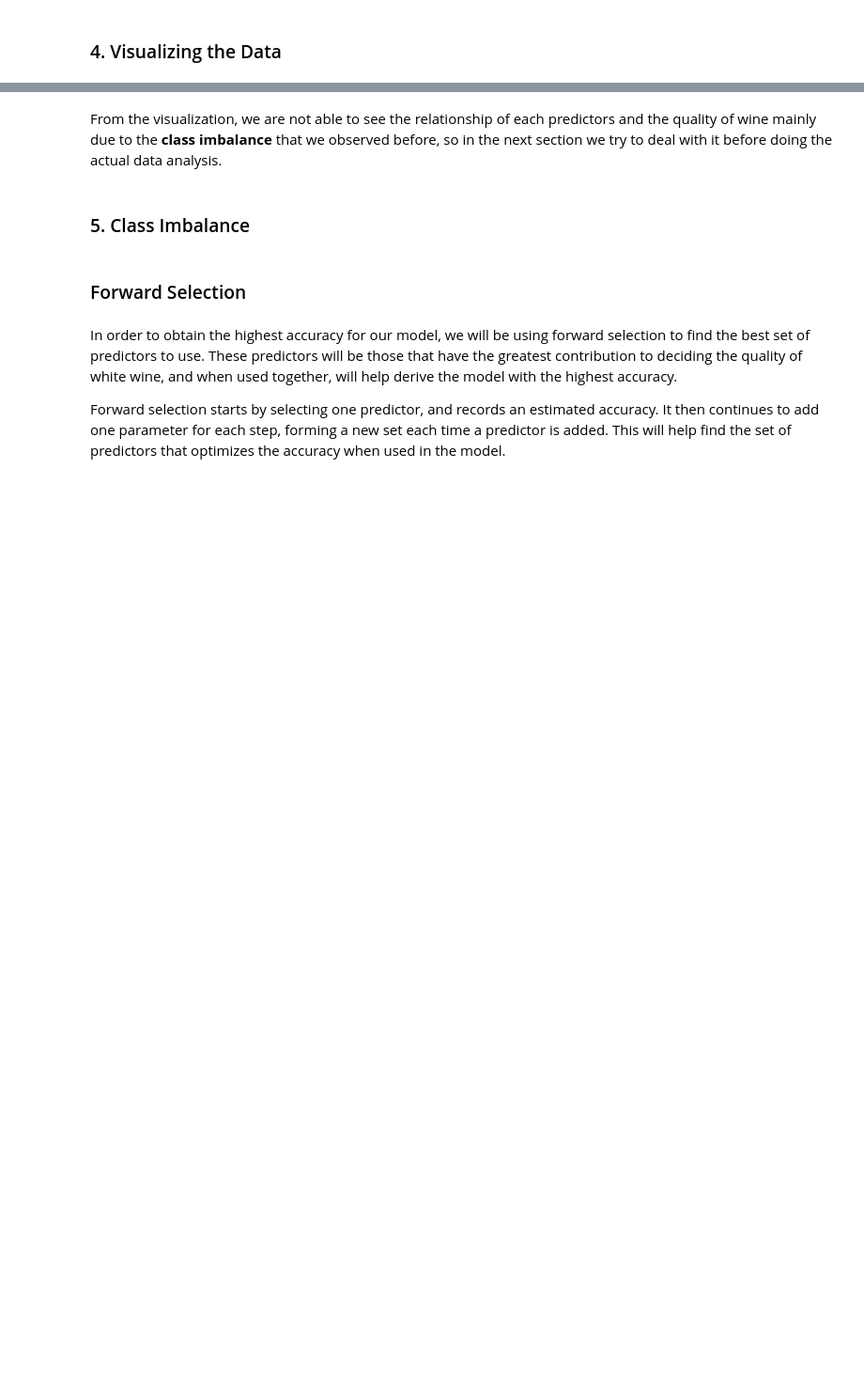
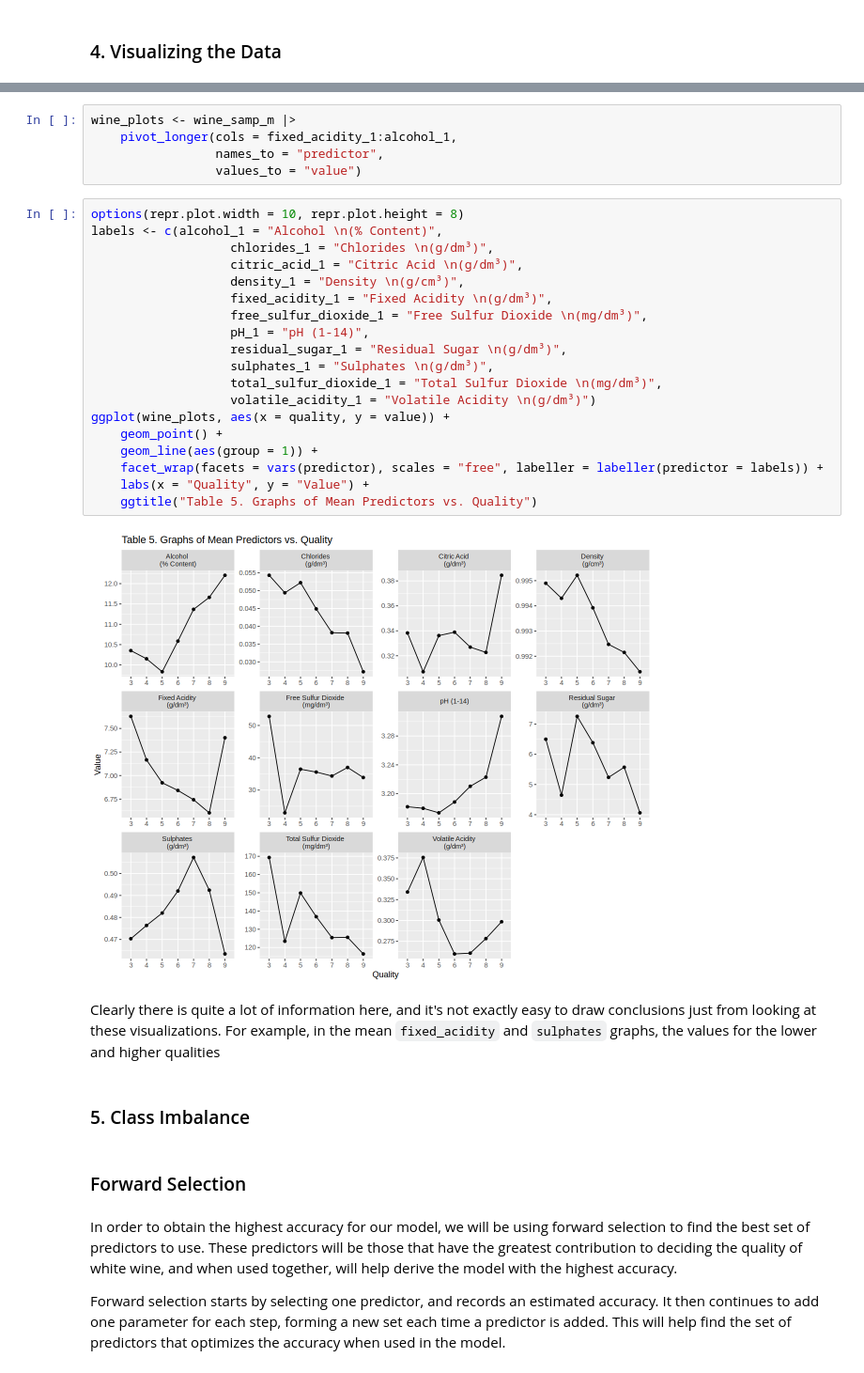
Before and after one commit to RachelX6/DSCI100-Group-Project, a Jupyter notebook: wine_quality_final.ipynb, the cells around one changed output, grey strips where cells are left out. Shown at 94% size. Cells and saved outputs as stored; diff of their text form; blank space fills up the shorter version.

```diff
--- a/wine_quality_final.ipynb
+++ b/wine_quality_final.ipynb
@@ -235,5 +234,31 @@ ggplot(wine_samp_m, aes(x= quality, y = alcohol_1)) +
+# %%
+wine_plots <- wine_samp_m |>
+    pivot_longer(cols = fixed_acidity_1:alcohol_1,
+                 names_to = "predictor",
+                 values_to = "value")
+# %%
+options(repr.plot.width = 10, repr.plot.height = 8)
+labels <- c(alcohol_1 = "Alcohol \n(% Content)",
+                   chlorides_1 = "Chlorides \n(g/dm³)",
+                   citric_acid_1 = "Citric Acid \n(g/dm³)",
+                   density_1 = "Density \n(g/cm³)",
+                   fixed_acidity_1 = "Fixed Acidity \n(g/dm³)",
+                   free_sulfur_dioxide_1 = "Free Sulfur Dioxide \n(mg/dm³)",
+                   pH_1 = "pH (1-14)",
+                   residual_sugar_1 = "Residual Sugar \n(g/dm³)",
+                   sulphates_1 = "Sulphates \n(g/dm³)",
+                   total_sulfur_dioxide_1 = "Total Sulfur Dioxide \n(mg/dm³)",
+                   volatile_acidity_1 = "Volatile Acidity \n(g/dm³)")
+ggplot(wine_plots, aes(x = quality, y = value)) +
+    geom_point() +
+    geom_line(aes(group = 1)) +
+    facet_wrap(facets = vars(predictor), scales = "free", labeller = labeller(predictor = labels)) +
+    labs(x = "Quality", y = "Value") +
+    ggtitle("Table 5. Graphs of Mean Predictors vs. Quality")
+# %% [output]
+[figure, added]
 # %% [markdown]
-From the visualization, we are not able to see the relationship of each predictors and the quality of wine mainly due to the **class imbalance** that we observed before, so in the next section we try to deal with it before doing the actual data analysis.
+Clearly there is quite a lot of information here, and it's not exactly easy to draw conclusions just from looking at these visualizations. For example, in the mean `fixed_acidity` and `sulphates` graphs, the values for the lower and higher qualities
 # %% [markdown]
 ### 5. Class Imbalance
 # %% [markdown]
```
Also changed, not shown: parts of 13 cells of this notebook.
